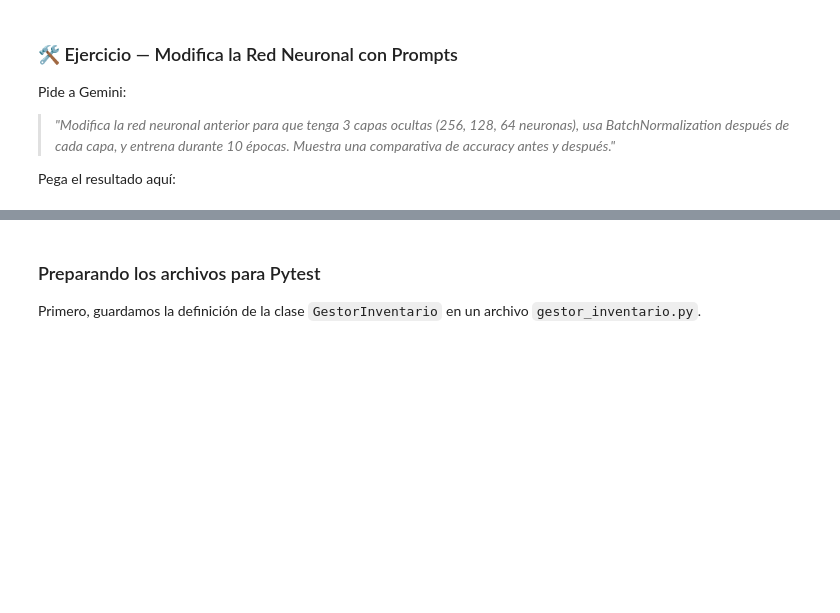
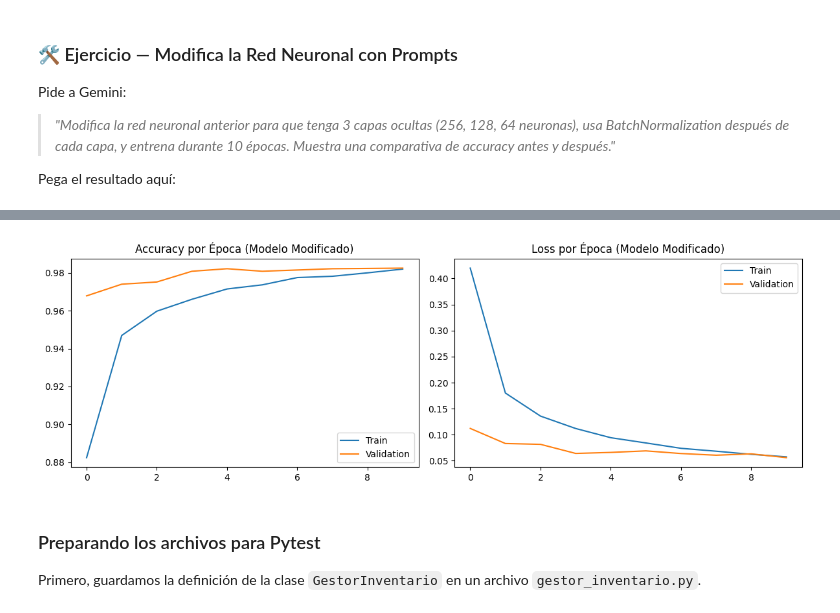
Before and after one commit to parraavinaroberto-a11y/Sesion1, a Jupyter notebook: Sesion2IA.ipynb, the cells around one changed output, grey strips where cells are left out. Cells and saved outputs as stored; diff of their text form; code cells hidden in the pictures; blank space fills up the shorter version.

```diff
--- a/Sesion2IA.ipynb
+++ b/Sesion2IA.ipynb
@@ -908,3 +994,82 @@ Pide a Gemini:
 Pega el resultado aquí:
 # %%
 # Pega aquí la red neuronal modificada por Gemini
+# %%
+import tensorflow as tf
+from tensorflow import keras
+from tensorflow.keras.layers import BatchNormalization
+
+# Almacenar la accuracy del modelo anterior para la comparativa
+accuracy_anterior = accuracy
+
+print("### Redefiniendo y entrenando el modelo con nuevas especificaciones ###")
+
+# 3. Construir el modelo modificado
+model_modificado = keras.Sequential([
+    keras.layers.Flatten(input_shape=(28, 28)),          # Aplanar 28×28 → 784
+    keras.layers.Dense(256),
+    BatchNormalization(),
+    keras.layers.ReLU(),
+    keras.layers.Dropout(0.2),
+
+    keras.layers.Dense(128),
+    BatchNormalization(),
+    keras.layers.ReLU(),
+    keras.layers.Dropout(0.2),
+
+    keras.layers.Dense(64),
+    BatchNormalization(),
+    keras.layers.ReLU(),
+    keras.layers.Dropout(0.2),
+
+    keras.layers.Dense(10, activation="softmax")          # Salida: 10 clases
+])
+
+# 4. Compilar
+model_modificado.compile(
+    optimizer="adam",
+    loss="sparse_categorical_crossentropy",
+    metrics=["accuracy"]
+)
+
+# Ver la arquitectura del nuevo modelo
+print("\nArquitectura del modelo modificado:")
+model_modificado.summary()
+
+# 5. Entrenar el nuevo modelo
+print("\nEntrenando el modelo modificado...")
+history_modificado = model_modificado.fit(
+    x_train, y_train,
+    epochs=10, # Entrenar por 10 épocas como se pidió
+    batch_size=128,
+    validation_split=0.1,
+    verbose=1
+)
+
+# 6. Evaluar el nuevo modelo en datos de test
+loss_modificado, accuracy_modificado = model_modificado.evaluate(x_test, y_test, verbose=0)
+print(f"\nAccuracy del modelo modificado en test: {accuracy_modificado:.4f} ({accuracy_modificado*100:.1f}%)")
+
+# Comparativa de Accuracy
+print("\n### Comparativa de Accuracy ###")
+print(f"Accuracy del modelo anterior: {accuracy_anterior:.4f} ({accuracy_anterior*100:.1f}%)")
+print(f"Accuracy del modelo modificado: {accuracy_modificado:.4f} ({accuracy_modificado*100:.1f}%)")
+
+# 7. Visualizar el entrenamiento del modelo modificado
+import matplotlib.pyplot as plt
+
+fig, (ax1, ax2) = plt.subplots(1, 2, figsize=(12, 4))
+
+ax1.plot(history_modificado.history["accuracy"], label="Train")
+ax1.plot(history_modificado.history["val_accuracy"], label="Validation")
+ax1.set_title("Accuracy por Época (Modelo Modificado)")
+ax1.legend()
+
+ax2.plot(history_modificado.history["loss"], label="Train")
+ax2.plot(history_modificado.history["val_loss"], label="Validation")
+ax2.set_title("Loss por Época (Modelo Modificado)")
+ax2.legend()
+
+plt.tight_layout()
+plt.show()
+# %% [output]
@@ -911,3 +1117,4 @@ Pega el resultado aquí:
+[figure, added]
 # %% [markdown]
 ### Preparando los archivos para Pytest
 
```
Also changed, not shown: parts of 11 cells of this notebook.
